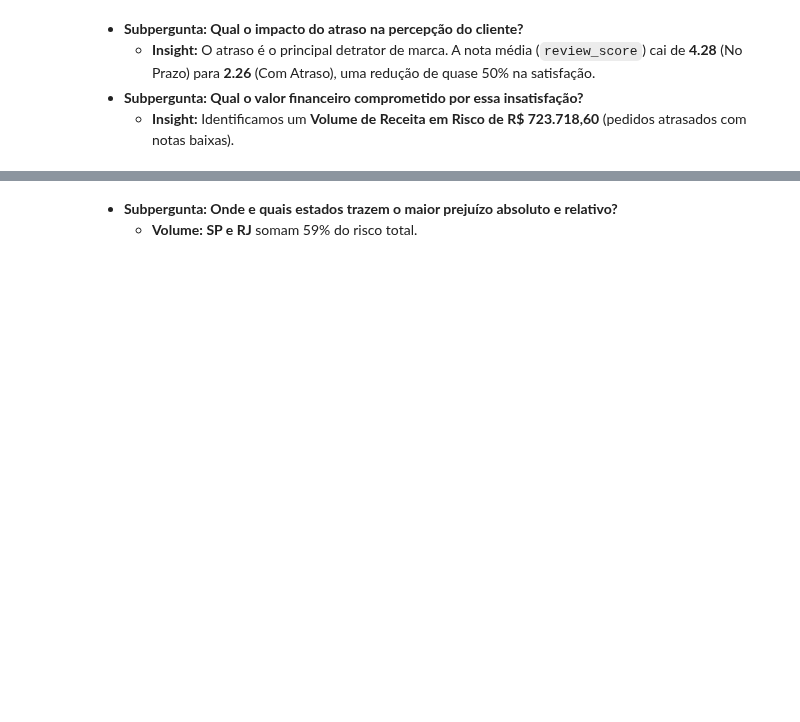
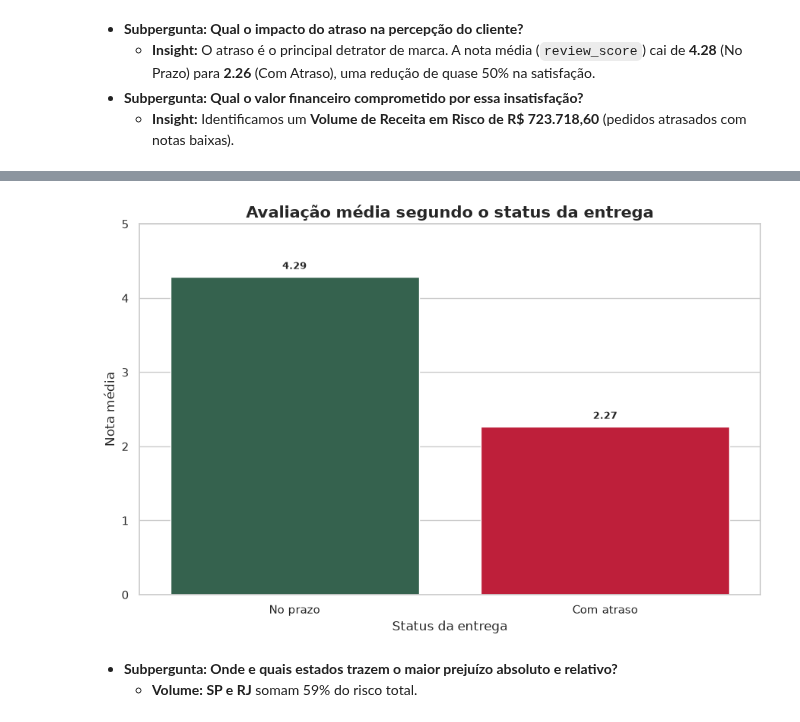
Before and after one commit to Milhousepaulojean/PosTech--DataAnalytics, a Jupyter notebook: Fase 1/TechChallenge/Notebook.ipynb, the cells around one changed output, grey strips where cells are left out. Cells and saved outputs as stored; diff of their text form; code cells hidden in the pictures; blank space fills up the shorter version.

```diff
--- a/Fase 1/TechChallenge/Notebook.ipynb
+++ b/Fase 1/TechChallenge/Notebook.ipynb
@@ -155,3 +135,62 @@ Passing `palette` without assigning `hue` is deprecated and will be removed in v
+# %%
+import matplotlib.pyplot as plt
+import seaborn as sns
+
+# Calculando as variáveis necessárias para o gráfico
+satisfacao = (
+    df_entregues.dropna(subset=["review_score"])
+    .groupby("status_entrega")
+    .agg(
+        pedidos=("order_id", "nunique"),
+        nota_media=("review_score", "mean"),
+        nota_mediana=("review_score", "median"),
+        desvio_padrao=("review_score", "std"),
+        percentual_notas_baixas=("review_score", lambda x: (x <= 2).mean() * 100),
+    )
+    .reset_index()
+)
+
+ordem_status = {"No prazo": 0, "Com atraso": 1}
+satisfacao["ordem"] = satisfacao["status_entrega"].map(ordem_status)
+satisfacao = satisfacao.sort_values("ordem")
+
+# Gráfico
+sns.set_theme(style="whitegrid")
+plt.figure(figsize=(9, 6))
+ax = sns.barplot(
+    data=satisfacao,
+    x="status_entrega",
+    y="nota_media",
+    hue="status_entrega",
+    palette={"No prazo": "#2D6A4F", "Com atraso": "#D90429"},
+    legend=False,
+)
+
+ax.set_title(
+    "Avaliação média segundo o status da entrega", fontsize=15, fontweight="bold"
+)
+ax.set_xlabel("Status da entrega")
+ax.set_ylabel("Nota média")
+ax.set_ylim(0, 5)
+
+for barra in ax.patches:
+    altura = barra.get_height()
+    if pd.notna(altura):
+        ax.annotate(
+            f"{altura:.2f}",
+            (barra.get_x() + barra.get_width() / 2, altura),
+            ha="center",
+            va="bottom",
+            xytext=(0, 5),
+            textcoords="offset points",
+            fontsize=9,
+            fontweight="bold",
+        )
+
+plt.tight_layout()
+plt.show()
+# %% [output]
+[figure, added]
 # %% [markdown]
 *   **Subpergunta: Onde e quais estados trazem o maior prejuízo absoluto e relativo?**
     *   **Volume:** **SP e RJ** somam 59% do risco total.
```
Also changed, not shown: parts of 26 cells of this notebook, 2 other files.
